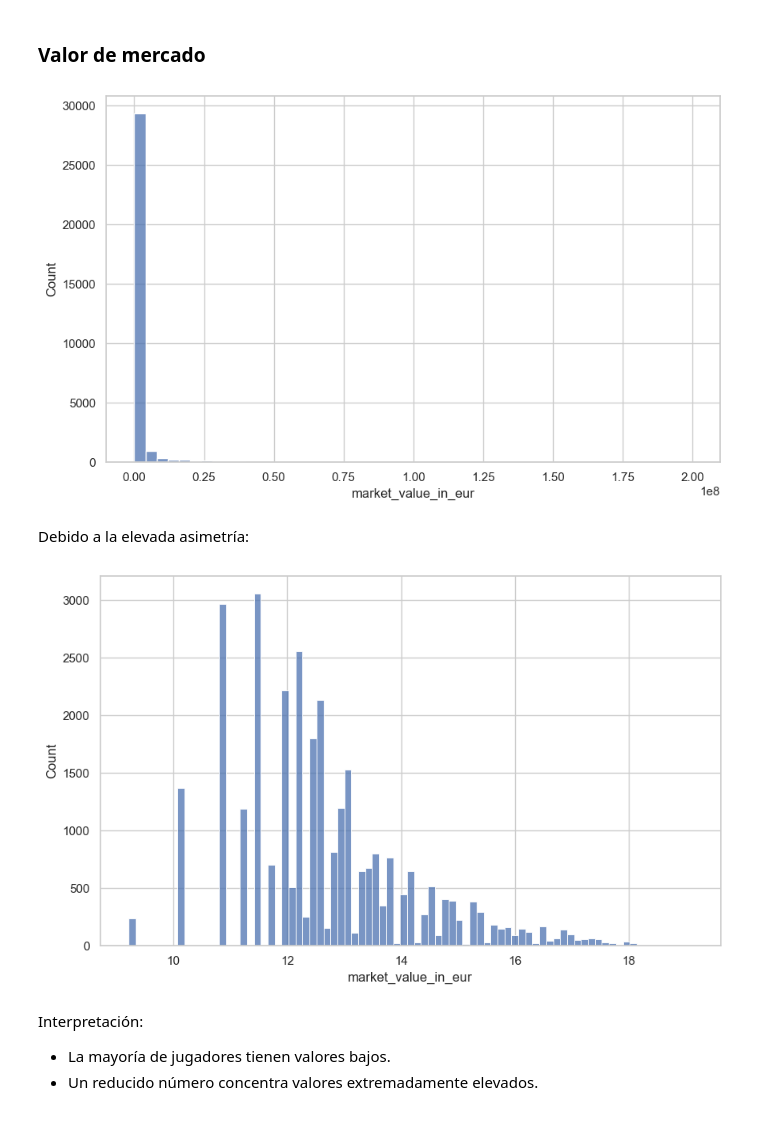
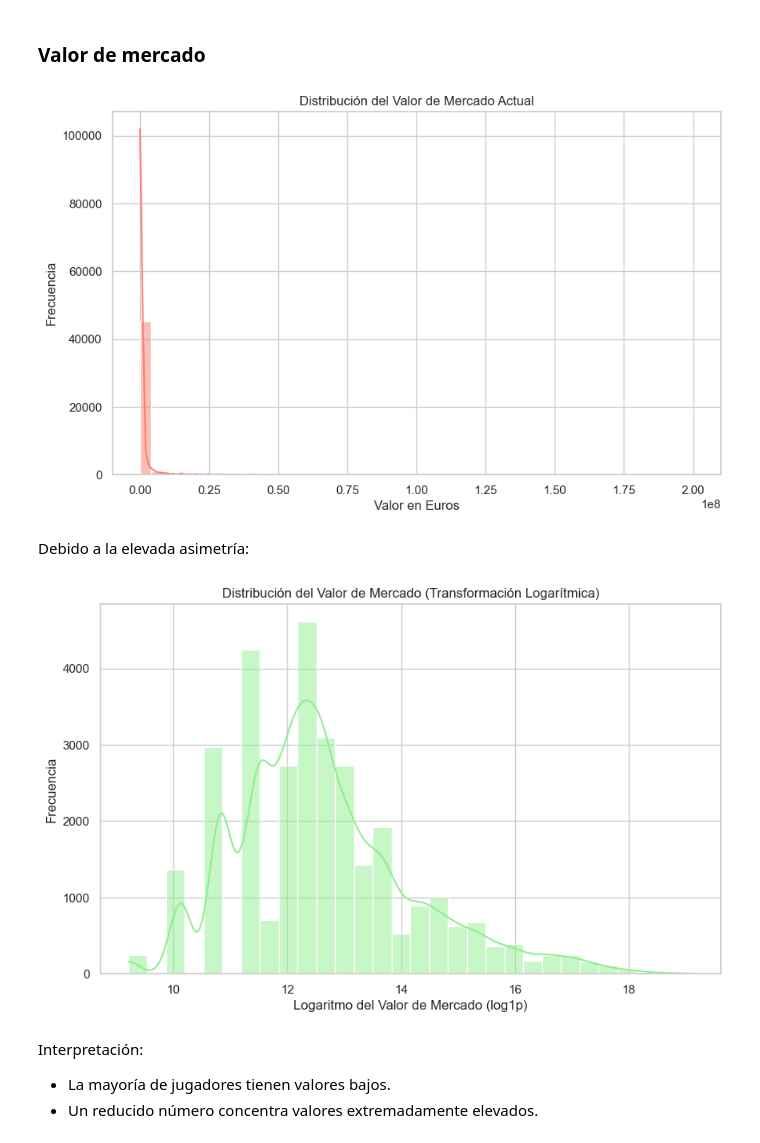
Before and after one commit to Bootcamp-DA-P2/DA-Project-Regression-Grupo2, a Jupyter notebook: notebooks/informe_EDA.ipynb, the cells around one changed output. Cells and saved outputs as stored; diff of their text form; code cells hidden in the pictures.

```diff
--- a/notebooks/informe_EDA.ipynb
+++ b/notebooks/informe_EDA.ipynb
@@ -19,7 +19,7 @@ plt.rcParams['figure.figsize'] = (10, 6)
 Y cargamos los datos de players.csv que previamente hemos realizado una limpieza.
 # %%
 # Cargar datos
-df = pd.read_csv("../data/clean/players.csv")
+df = pd.read_csv("../data/clean/players_clean.csv")
 # %% [markdown]
 Y mostramos el dataset para saber si ha cargado correctamente.
 # %%
@@ -199,17 +203,29 @@ Objetivo:
 # %% [markdown]
 ### Valor de mercado
 # %%
-sns.histplot(df['market_value_in_eur'], bins=50)
+sns.histplot(data=df, x='market_value_in_eur', kde=True, bins=50, color='salmon')
+plt.title('Distribución del Valor de Mercado Actual')
+plt.xlabel('Valor en Euros')
+plt.ylabel('Frecuencia')
 plt.show()
 # %% [output]
-[figure, old version]
+[figure, new version]
 # %% [markdown]
 Debido a la elevada asimetría:
 # %%
-sns.histplot(np.log1p(df['market_value_in_eur']))
+# Filtramos los jugadores con valor mayor a 0 para que los datos ausentes no distorsionen el logaritmo
+df_valores = df[df['market_value_in_eur'] > 0]
+
+# Graficamos aplicando la transformación logarítmica
+sns.histplot(np.log1p(df_valores['market_value_in_eur']), kde=True, bins=30, color='lightgreen')
+
+# Añadimos títulos y etiquetas claras
+plt.title('Distribución del Valor de Mercado (Transformación Logarítmica)')
+plt.xlabel('Logaritmo del Valor de Mercado (log1p)')
+plt.ylabel('Frecuencia')
 plt.show()
 # %% [output]
-[figure, old version]
+[figure, new version]
 # %% [markdown]
 Interpretación:
 
```
Also changed, not shown: parts of 33 cells of this notebook, 3 other files.
